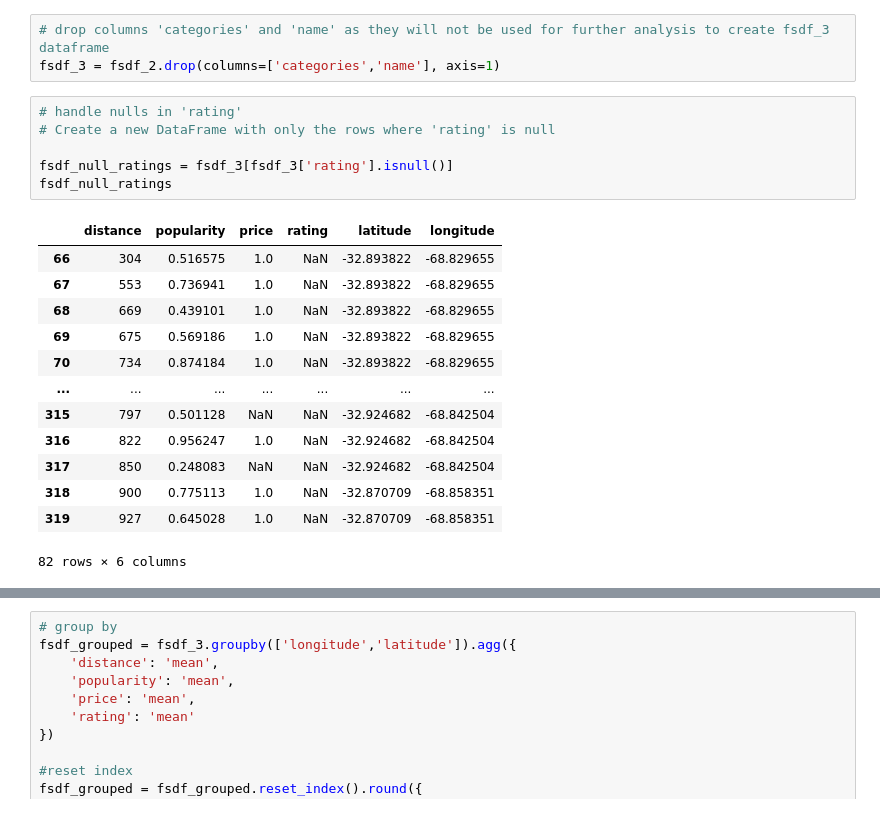
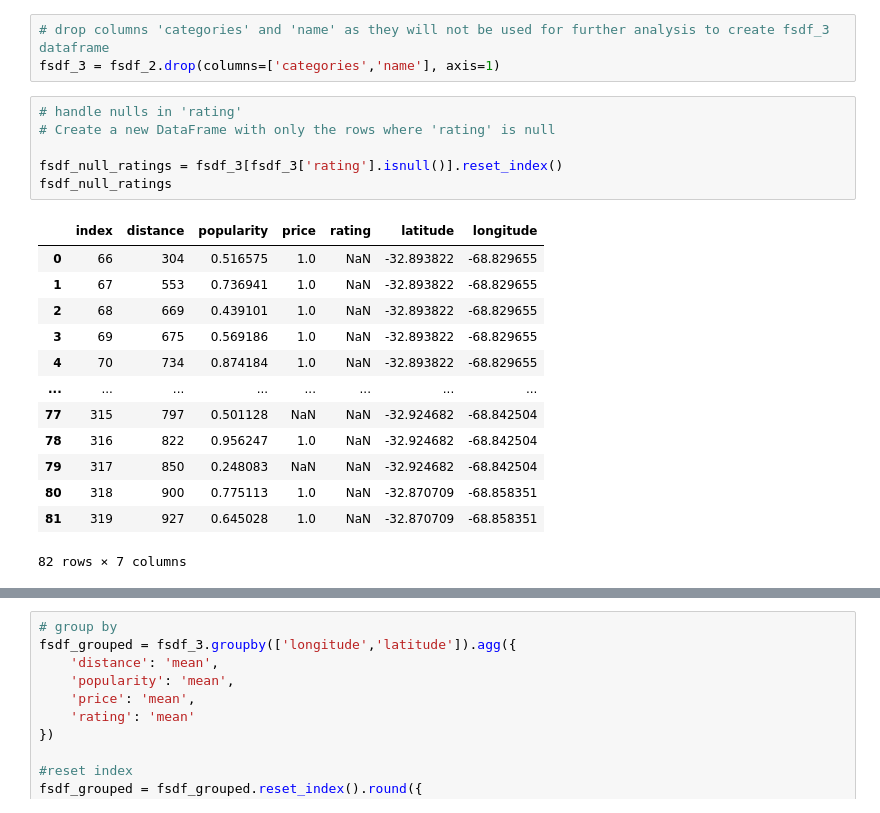
Before and after one commit to TayyubaK/Statistical-Modelling-Project, a Jupyter notebook: notebooks/EDA_part1_part2.ipynb, the cells around one changed output, grey strips where cells are left out. Saved outputs shown, nothing was run; the diff lists cells and outputs as text.

Commit message:
updated FS null rating values

```diff
--- a/notebooks/EDA_part1_part2.ipynb
+++ b/notebooks/EDA_part1_part2.ipynb
@@ -222,22 +222,22 @@ fsdf_3 = fsdf_2.drop(columns=['categories','name'], axis=1)
 # %%
 # handle nulls in 'rating'
 # Create a new DataFrame with only the rows where 'rating' is null
 
-fsdf_null_ratings = fsdf_3[fsdf_3['rating'].isnull()]
+fsdf_null_ratings = fsdf_3[fsdf_3['rating'].isnull()].reset_index()
 fsdf_null_ratings
 # %% [output]
-|  | distance | popularity | price | rating | latitude | longitude |
-| 66 | 304 | 0.516575 | 1.0 | NaN | -32.893822 | -68.829655 |
-| 67 | 553 | 0.736941 | 1.0 | NaN | -32.893822 | -68.829655 |
-| 68 | 669 | 0.439101 | 1.0 | NaN | -32.893822 | -68.829655 |
-| 69 | 675 | 0.569186 | 1.0 | NaN | -32.893822 | -68.829655 |
-| 70 | 734 | 0.874184 | 1.0 | NaN | -32.893822 | -68.829655 |
-| ... | ... | ... | ... | ... | ... | ... |
-| 315 | 797 | 0.501128 | NaN | NaN | -32.924682 | -68.842504 |
-| 316 | 822 | 0.956247 | 1.0 | NaN | -32.924682 | -68.842504 |
-| 317 | 850 | 0.248083 | NaN | NaN | -32.924682 | -68.842504 |
-| 318 | 900 | 0.775113 | 1.0 | NaN | -32.870709 | -68.858351 |
-| 319 | 927 | 0.645028 | 1.0 | NaN | -32.870709 | -68.858351 |
+|  | index | distance | popularity | price | rating | latitude | longitude |
+| 0 | 66 | 304 | 0.516575 | 1.0 | NaN | -32.893822 | -68.829655 |
+| 1 | 67 | 553 | 0.736941 | 1.0 | NaN | -32.893822 | -68.829655 |
+| 2 | 68 | 669 | 0.439101 | 1.0 | NaN | -32.893822 | -68.829655 |
+| 3 | 69 | 675 | 0.569186 | 1.0 | NaN | -32.893822 | -68.829655 |
+| 4 | 70 | 734 | 0.874184 | 1.0 | NaN | -32.893822 | -68.829655 |
+| ... | ... | ... | ... | ... | ... | ... | ... |
+| 77 | 315 | 797 | 0.501128 | NaN | NaN | -32.924682 | -68.842504 |
+| 78 | 316 | 822 | 0.956247 | 1.0 | NaN | -32.924682 | -68.842504 |
+| 79 | 317 | 850 | 0.248083 | NaN | NaN | -32.924682 | -68.842504 |
+| 80 | 318 | 900 | 0.775113 | 1.0 | NaN | -32.870709 | -68.858351 |
+| 81 | 319 | 927 | 0.645028 | 1.0 | NaN | -32.870709 | -68.858351 |
-82 rows × 6 columns
+82 rows × 7 columns
 # %%
 # Calculating rating median for each longitude/latitude group separately, to join with fsdf_null_ratings
```
Also changed, not shown: parts of 8 cells of this notebook.
